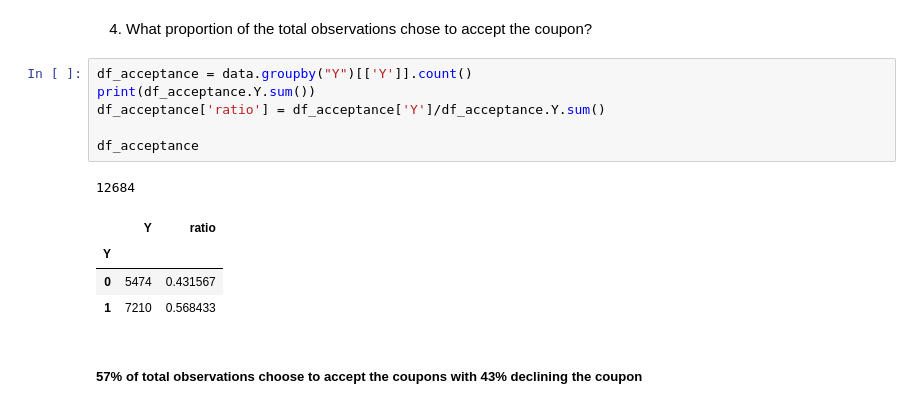
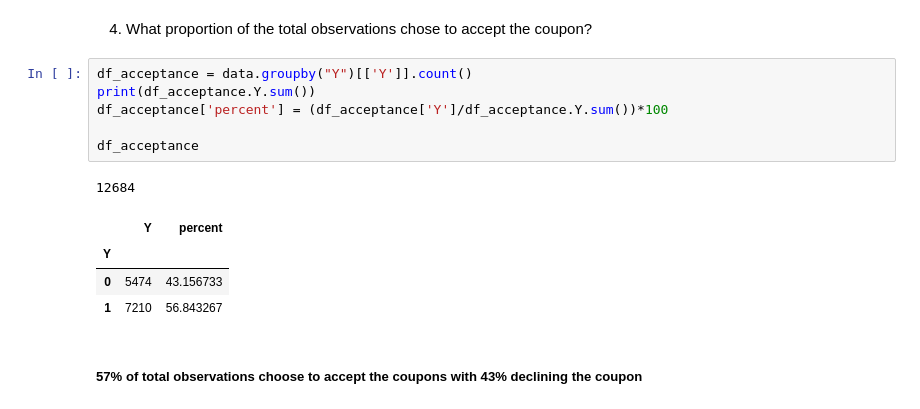
Before and after one commit to kesavan2017/ucbe-AIML-practical-application-51, a Jupyter notebook: prompt.ipynb, the cells around one changed output. Drawn from its saved outputs; the diff is of its cells as text.

```diff
--- a/prompt.ipynb
+++ b/prompt.ipynb
@@ -210,15 +210,15 @@ Y        [1 0]
 # %%
 df_acceptance = data.groupby("Y")[['Y']].count()
 print(df_acceptance.Y.sum())
-df_acceptance['ratio'] = df_acceptance['Y']/df_acceptance.Y.sum()
+df_acceptance['percent'] = (df_acceptance['Y']/df_acceptance.Y.sum())*100
 
 df_acceptance
 # %% [output]
 12684
-|  | Y | ratio |
+|  | Y | percent |
 | Y |  |  |
-| 0 | 5474 | 0.431567 |
-| 1 | 7210 | 0.568433 |
+| 0 | 5474 | 43.156733 |
+| 1 | 7210 | 56.843267 |
 # %% [markdown]
 ##### 57% of total observations choose to accept the coupons with 43% declining the coupon
 # %% [markdown]
```
Also changed, not shown: parts of 8 cells of this notebook.
